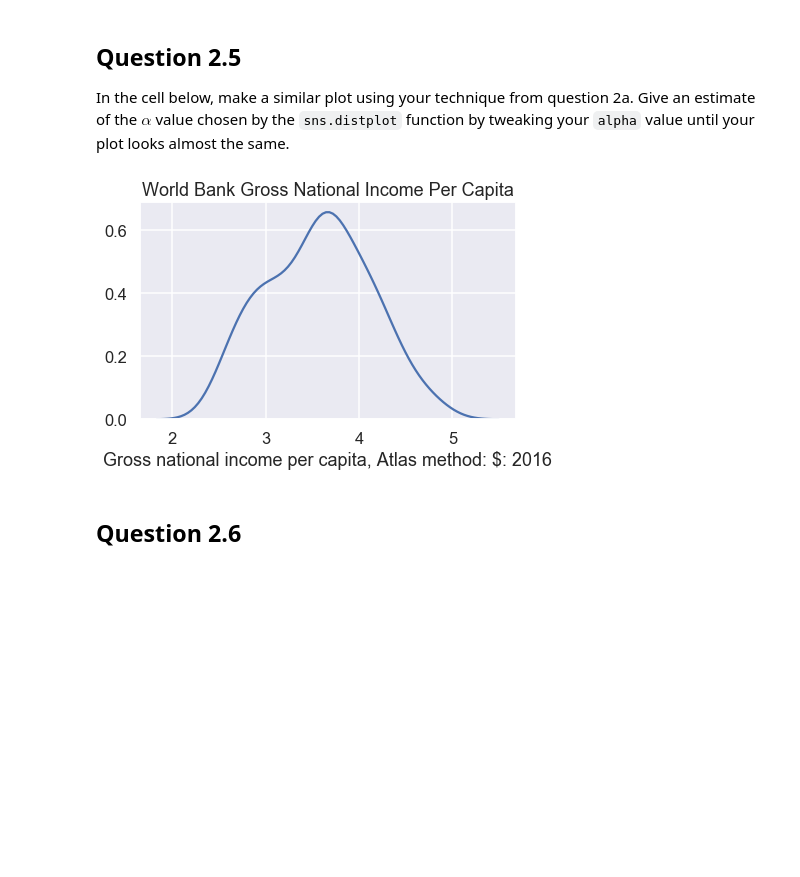
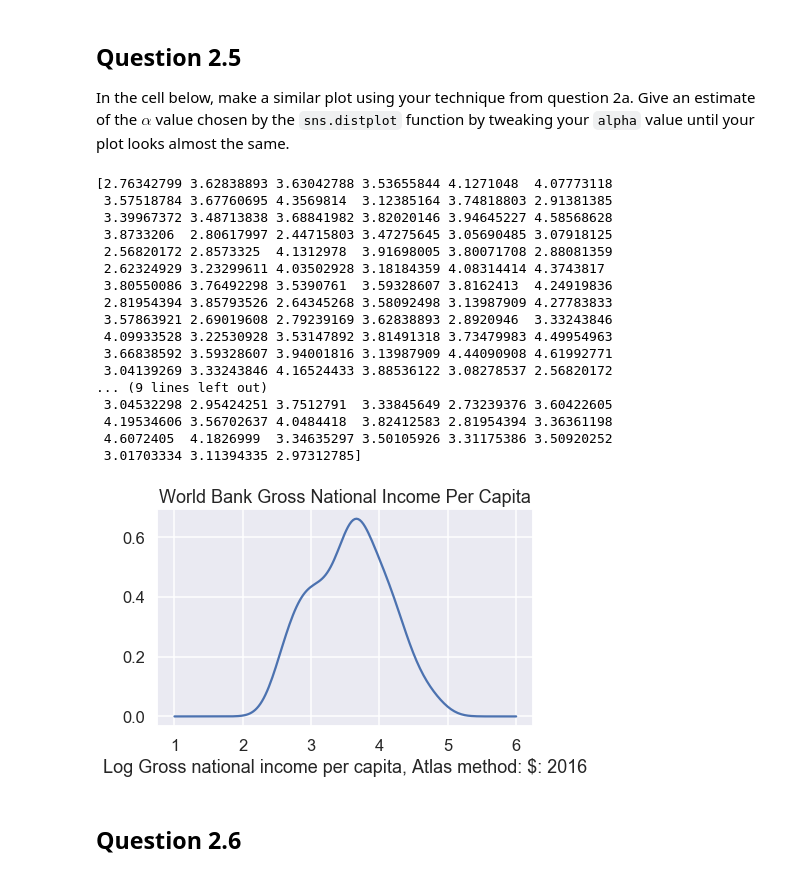
Before and after one commit to yaooo/DataScience, a Jupyter notebook: Lab4/Release V3- Lab 4 - Kernel Density Estimators.ipynb, the cells around one changed output. Saved outputs shown, nothing was run; the diff lists cells and outputs as text; code cells hidden in the pictures; blank space fills up the shorter version.

```diff
--- a/Lab4/Release V3- Lab 4 - Kernel Density Estimators.ipynb
+++ b/Lab4/Release V3- Lab 4 - Kernel Density Estimators.ipynb
@@ -382,20 +382,47 @@ plt.show()
 # %% [markdown]
 ## Question 2.5
 In the cell below, make a similar plot using your technique from question 2a. Give an estimate of the $\alpha$ value chosen by the `sns.distplot` function by tweaking your `alpha` value until your plot looks almost the same.
-# %%
-### BEGIN SOLUTION
-
-plt.figure()
-alpha = 0.2
-ax2 = sns.distplot(np.log10(df['income']), kde=True, hist = False,
-                   hist_kws={"alpha": alpha})
-ax2.set(xlabel='Gross national income per capita, Atlas method: $: 2016')
-ax2.set(title='World Bank Gross National Income Per Capita')
-plt.show()
-
-### END SOLUTION
-# %% [output]
-[figure, removed]
+# %%
+### BEGIN SOLUTION
+
+plt.figure()
+log_income = np.log10(df["income"].as_matrix().flatten())
+xs = np.linspace(1, 6, 200)
+alpha=.2
+
+print(log_income)
+# print(df["income"].as_matrix().flatten())
+kde_curve1 = np.zeros(200)
+for inc in log_income:
+    temp = [gaussian_kernel(alpha, x, inc) for x in xs]
+    kde_curve1 += temp
+
+kde_curve1 = kde_curve1 / len(log_income)
+plt.plot(xs, kde_curve1)
+plt.title("World Bank Gross National Income Per Capita")
+plt.xlabel("Log Gross national income per capita, Atlas method: $: 2016")
+plt.show()
+
+### END SOLUTION
+# %% [output]
+[2.76342799 3.62838893 3.63042788 3.53655844 4.1271048  4.07773118
+ 3.57518784 3.67760695 4.3569814  3.12385164 3.74818803 2.91381385
+ 3.39967372 3.48713838 3.68841982 3.82020146 3.94645227 4.58568628
+ 3.8733206  2.80617997 2.44715803 3.47275645 3.05690485 3.07918125
+ 2.56820172 2.8573325  4.1312978  3.91698005 3.80071708 2.88081359
+ 2.62324929 3.23299611 4.03502928 3.18184359 4.08314414 4.3743817
+ 3.80550086 3.76492298 3.5390761  3.59328607 3.8162413  4.24919836
+ 2.81954394 3.85793526 2.64345268 3.58092498 3.13987909 4.27783833
+ 3.57863921 2.69019608 2.79239169 3.62838893 2.8920946  3.33243846
+ 4.09933528 3.22530928 3.53147892 3.81491318 3.73479983 4.49954963
+ 3.66838592 3.59328607 3.94001816 3.13987909 4.44090908 4.61992771
+ 3.04139269 3.33243846 4.16524433 3.88536122 3.08278537 2.56820172
+... (9 lines left out)
+ 3.04532298 2.95424251 3.7512791  3.33845649 2.73239376 3.60422605
+ 4.19534606 3.56702637 4.0484418  3.82412583 2.81954394 3.36361198
+ 4.6072405  4.1826999  3.34635297 3.50105926 3.31175386 3.50920252
+ 3.01703334 3.11394335 2.97312785]
+[figure, added]
 # %% [markdown]
 ## Question 2.6
 # %% [markdown]
```
